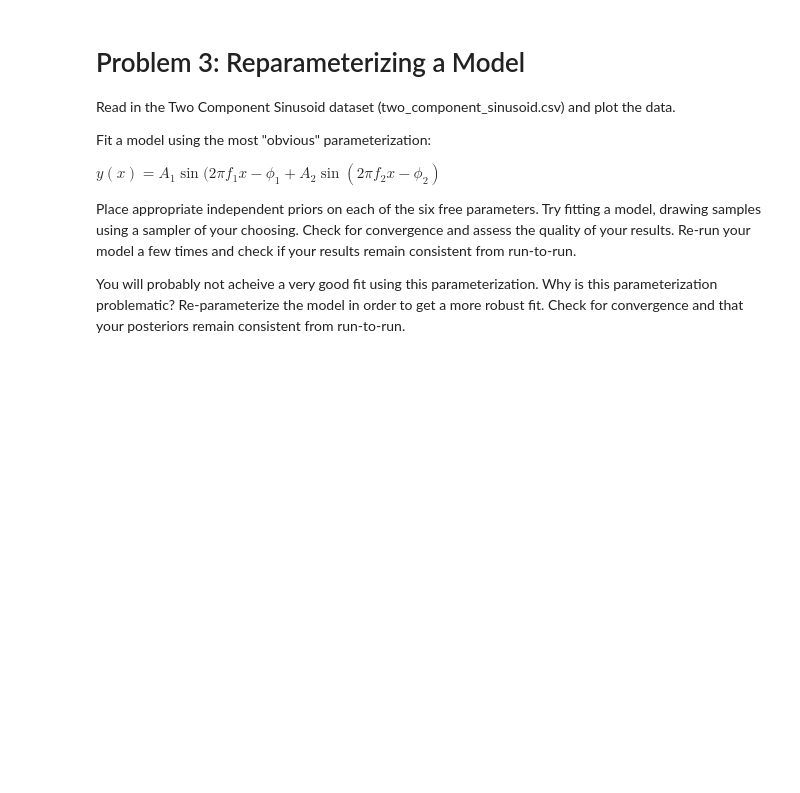
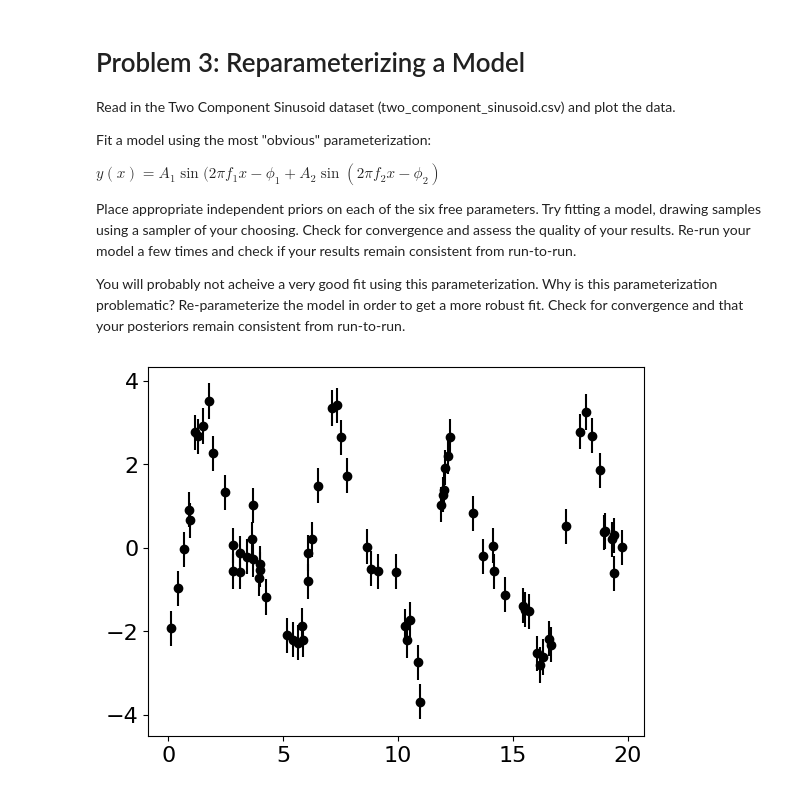
Before and after one commit to ananay-sethi/Session-23, a Jupyter notebook: Day5/Day5_Posteriors.ipynb, the cells around one changed output. Drawn from its saved outputs; the diff is of its cells as text; code cells hidden in the pictures; blank space fills up the shorter version.

```diff
--- a/Day5/Day5_Posteriors.ipynb
+++ b/Day5/Day5_Posteriors.ipynb
@@ -497,3 +497,26 @@ $y(x) = A_1 \sin(2\pi f_1 x - \phi_1 + A_2 \sin(2\pi f_2 x - \phi_2)$
 Place appropriate independent priors on each of the six free parameters. Try fitting a model, drawing samples using a sampler of your choosing. Check for convergence and assess the quality of your results. Re-run your model a few times and check if your results remain consistent from run-to-run.
 
 You will probably not acheive a very good fit using this parameterization. Why is this parameterization problematic? Re-parameterize the model in order to get a more robust fit. Check for convergence and that your posteriors remain consistent from run-to-run.
+# %%
+A1 = 2.1
+A2 = A1 * 0.6
+
+P1 = 5.5
+P2 = P1 / 2
+
+phi1 = 37/180*np.pi
+phi2 = 101/180*np.pi
+
+
+np.random.seed(42)
+
+n = 75
+x_obs = np.sort(np.random.uniform(0,20,n))
+y_obs = A1*np.sin(2*np.pi*x_obs/P1 - phi1) + A2*np.sin(2*np.pi*x_obs/P2 - phi2) + np.random.normal(0, np.min([A1,A2])/3, n)
+y_err = np.min([A1,A2])/3 * np.ones(n)
+
+plt.figure()
+plt.errorbar(x_obs, y_obs, yerr=y_err, fmt='ko')
+plt.show()
+# %% [output]
+[figure, added]
```
Also changed, not shown: parts of 2 cells of this notebook, 1 other file.
